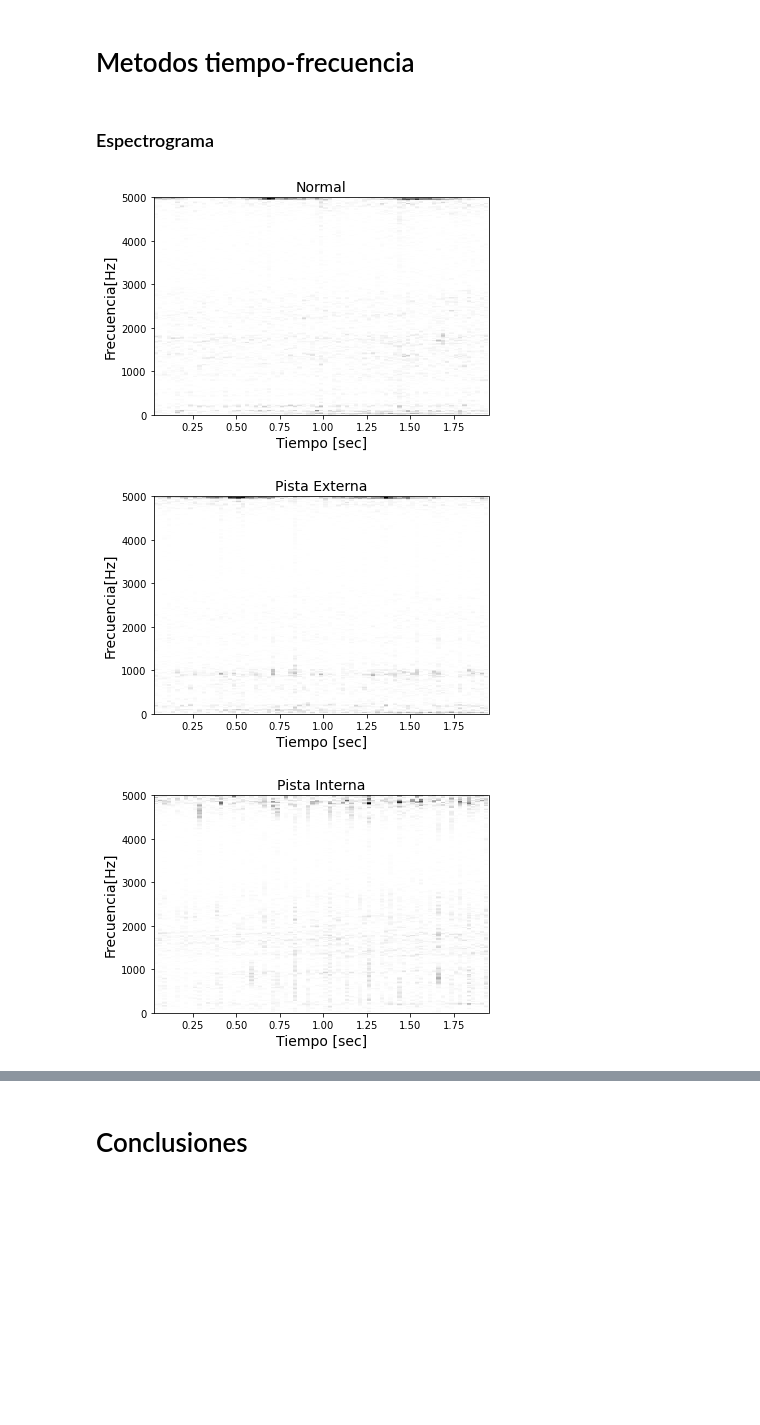
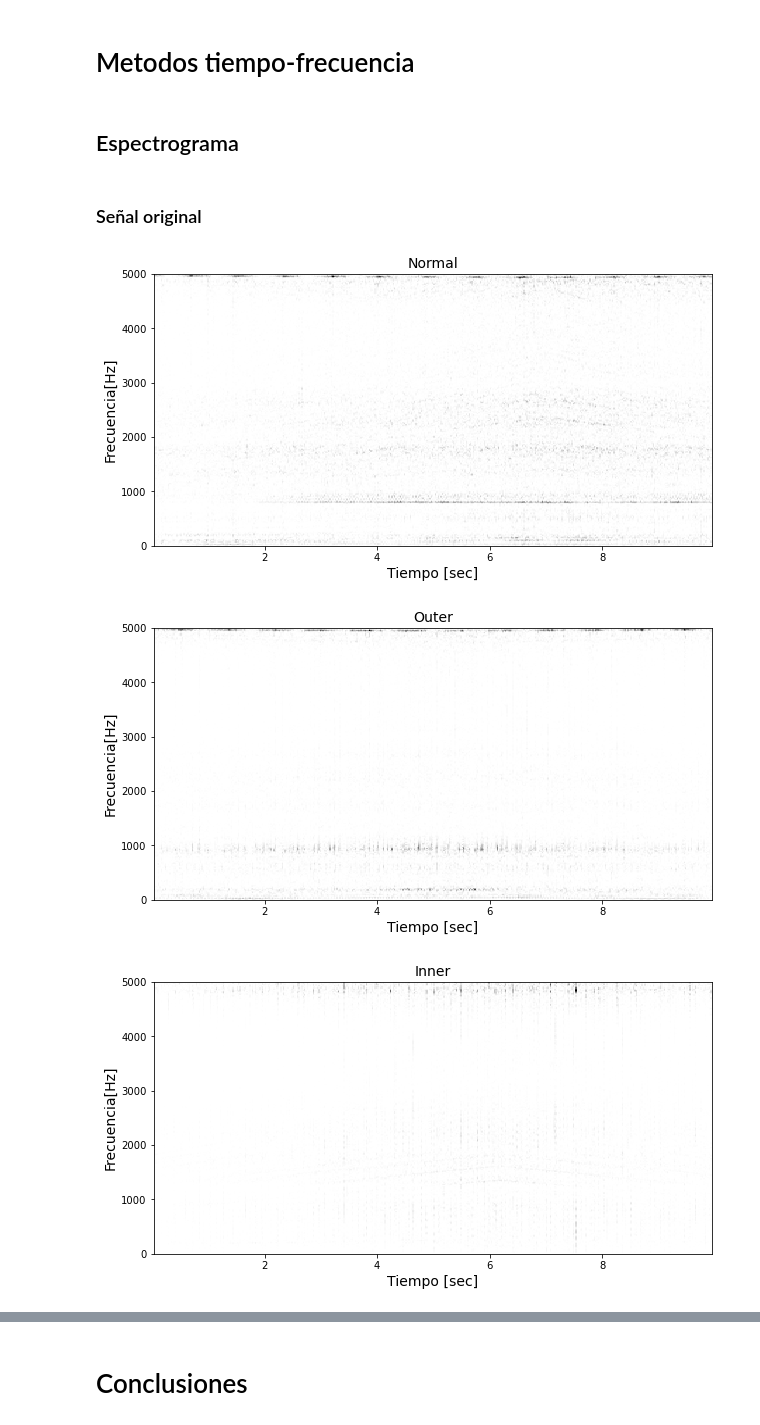
Before and after one commit to JLCdata/Procesamiento-de-se-ales-y-aprendizaje-de-maquinas-en-mantenimiento-predictivo, a Jupyter notebook: Tarea 2/T2.ipynb, the cells around one changed output, grey strips where cells are left out. Cells and saved outputs as stored; diff of their text form; code cells hidden in the pictures; blank space fills up the shorter version.

```diff
--- a/Tarea 2/T2.ipynb
+++ b/Tarea 2/T2.ipynb
@@ -974,40 +965,62 @@ plt.show()
 # %% [markdown]
 # Metodos tiempo-frecuencia
 # %% [markdown]
-### Espectrograma
+## Espectrograma
+# %% [markdown]
+### Señal original
 # %%
-Nd=20000
+Nd=len(Normal)
 
 x1=Normal[1:Nd]
 f, t, S1 = signal.spectrogram(x1,Fs,window='hann',nperseg=500,noverlap=250)
 
 x2=Outer[1:Nd]
 f, t, S2 = signal.spectrogram(x2,Fs,window='hann',nperseg=500,noverlap=250)
 
 x3=Inner[1:Nd]
 f, t, S3 = signal.spectrogram(x3,Fs,window='hann',nperseg=500,noverlap=250)
+
+x4=Ball[1:Nd]
+f, t, S4 = signal.spectrogram(x4,Fs,window='hann',nperseg=500,noverlap=250)
+
+x5=Combination[1:Nd]
+f, t, S5 = signal.spectrogram(x5,Fs,window='hann',nperseg=500,noverlap=250)
 
 plt.figure()
 plt.pcolormesh(t, f, S1,cmap='binary')
 plt.ylabel('Frecuencia[Hz]', fontsize=14)
 plt.xlabel('Tiempo [sec]', fontsize=14)
 plt.title('Normal', fontsize=14)
 plt.show()
 
 plt.figure()
 plt.pcolormesh(t, f, S2,cmap='binary')
 plt.ylabel('Frecuencia[Hz]', fontsize=14)
 plt.xlabel('Tiempo [sec]', fontsize=14)
-plt.title('Pista Externa', fontsize=14)
+plt.title('Outer', fontsize=14)
 plt.show()
 
 plt.figure()
 plt.pcolormesh(t, f, S3,cmap='binary')
 plt.ylabel('Frecuencia[Hz]', fontsize=14)
 plt.xlabel('Tiempo [sec]', fontsize=14)
-plt.title('Pista Interna', fontsize=14)
+plt.title('Inner', fontsize=14)
 plt.show()
+
+plt.figure()
+plt.pcolormesh(t, f, S4,cmap='binary')
+plt.ylabel('Frecuencia[Hz]', fontsize=14)
+plt.xlabel('Tiempo [sec]', fontsize=14)
+plt.title('Ball', fontsize=14)
+plt.show()
+
+plt.figure()
+plt.pcolormesh(t, f, S5,cmap='binary')
+plt.ylabel('Frecuencia[Hz]', fontsize=14)
+plt.xlabel('Tiempo [sec]', fontsize=14)
+plt.title('Combination', fontsize=14)
+plt.show()
 # %% [output]
-[figure, old version]
+[figure, new version]
-[figure, old version]
+[figure, new version]
-[figure, old version]
+[figure, new version]
```
Also changed, not shown: parts of 20 cells of this notebook.
